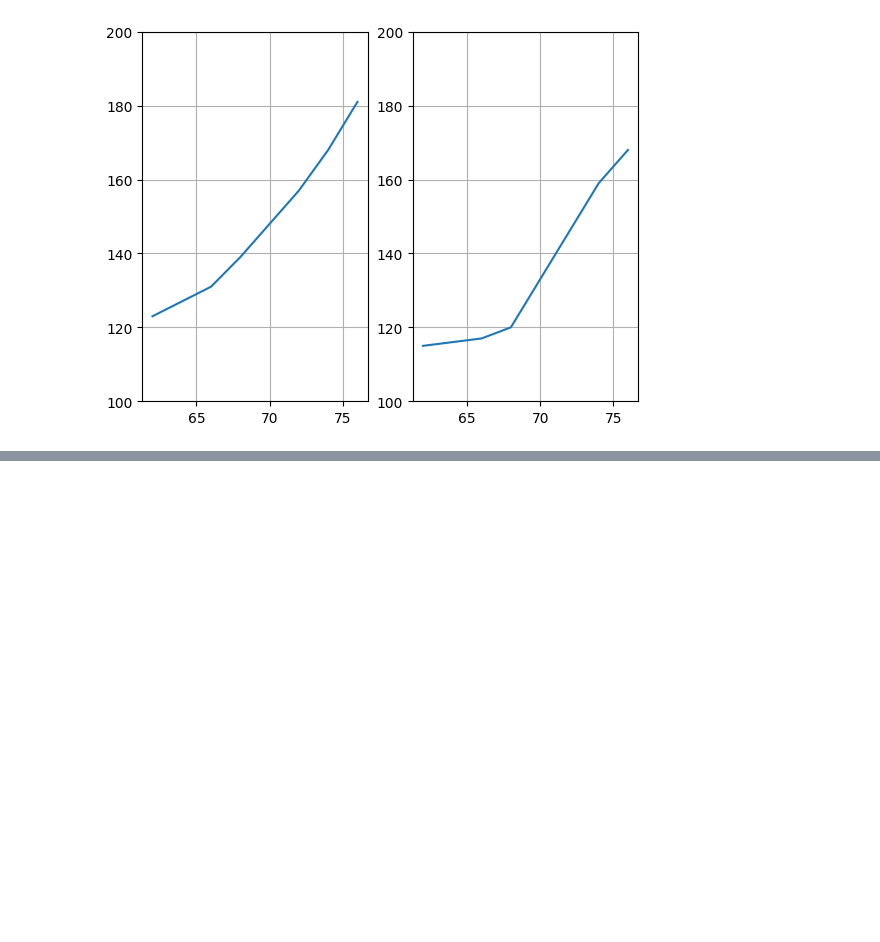
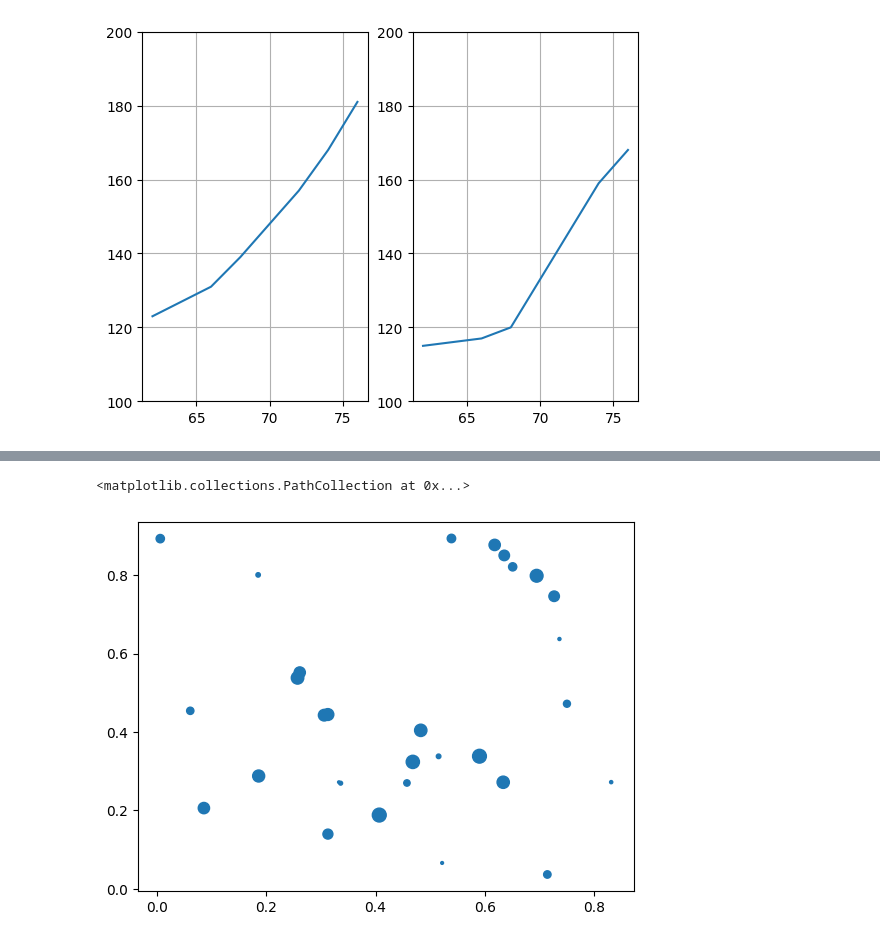
Before and after one commit to nexiqo/Machine-learning-challenge-in-100-days, a Jupyter notebook: mlday1.ipynb, the cells around one changed output, grey strips where cells are left out. Drawn from its saved outputs; the diff is of its cells as text; code cells hidden in the pictures; blank space fills up the shorter version.

```diff
--- a/mlday1.ipynb
+++ b/mlday1.ipynb
@@ -101,0 +125,12 @@ plt.plot(height,female_weight)
+# %%
+import matplotlib.pyplot as plt
+import numpy as np
+import random
+size=np.random.rand(30)*100
+x=np.random.rand(30)
+y=np.random.rand(30)
+
+plt.scatter(x,y,s=size)
+# %% [output]
+<matplotlib.collections.PathCollection at 0x...>
+[figure, added]
```
Also changed, not shown: parts of 4 cells of this notebook.
